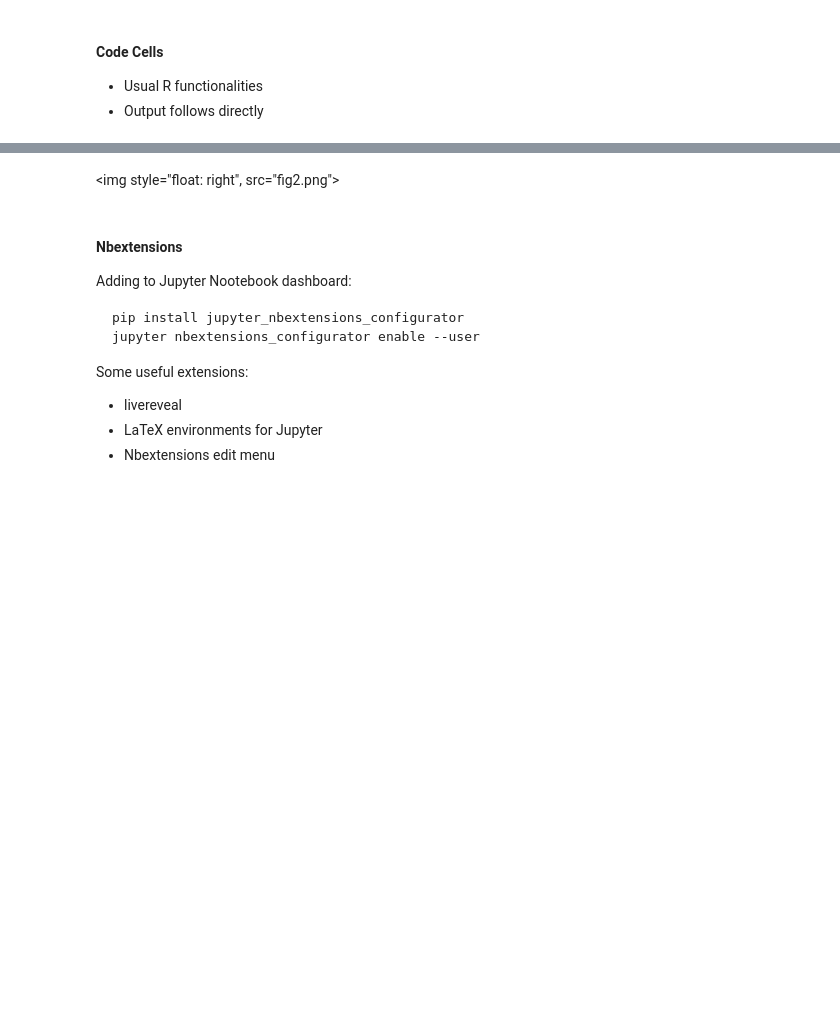
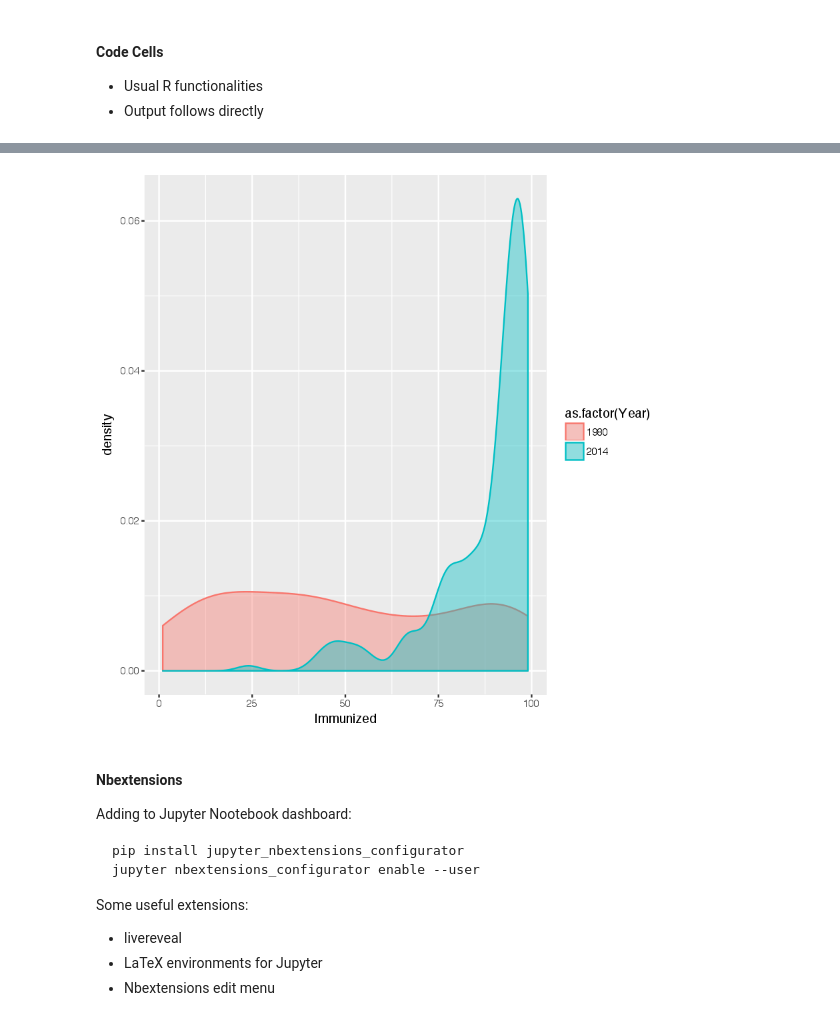
Before and after one commit to foulkes/jupyter, a Jupyter notebook: ENAR-2017-Tutorial-Jupyter.ipynb, the cells around one changed output, grey strips where cells are left out. Saved outputs shown, nothing was run; the diff lists cells and outputs as text; code cells hidden in the pictures; blank space fills up the shorter version.

```diff
--- a/ENAR-2017-Tutorial-Jupyter.ipynb
+++ b/ENAR-2017-Tutorial-Jupyter.ipynb
@@ -262,11 +260,9 @@ pdf
 # %%
-png("fig2.png")
 ggplot(data=subset(who.polio,Year==1980 | Year==2014),
             aes(Immunized, fill = as.factor(Year), colour = as.factor(Year))) +
             geom_density(alpha = 0.4)
-dev.off()
+# %% [output]
+[figure, added]
-# %% [markdown]
-<img style="float: right", src="fig2.png">
 # %% [markdown]
 #### Nbextensions
 
```
Also changed, not shown: parts of 14 cells of this notebook.
